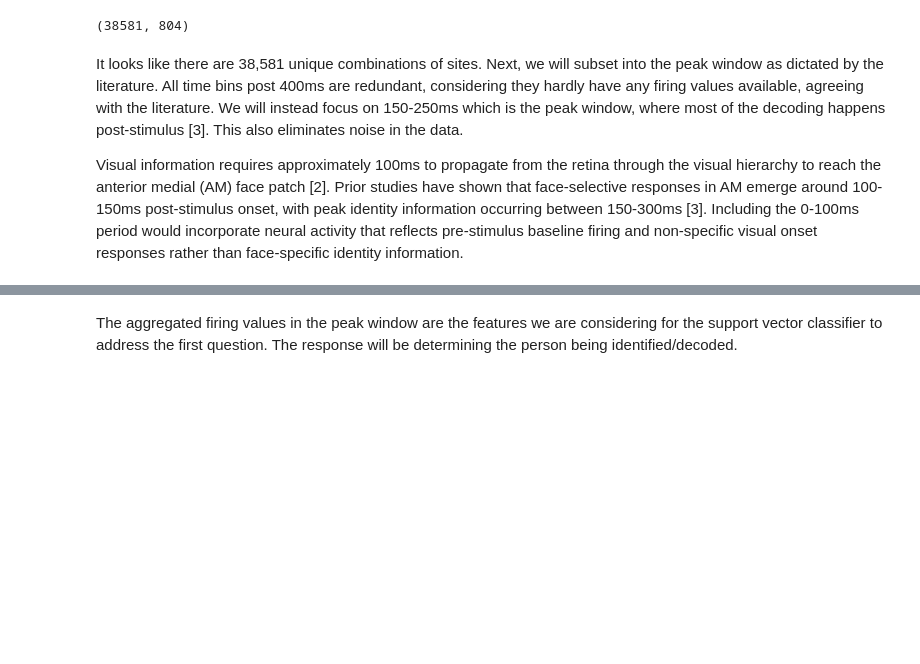
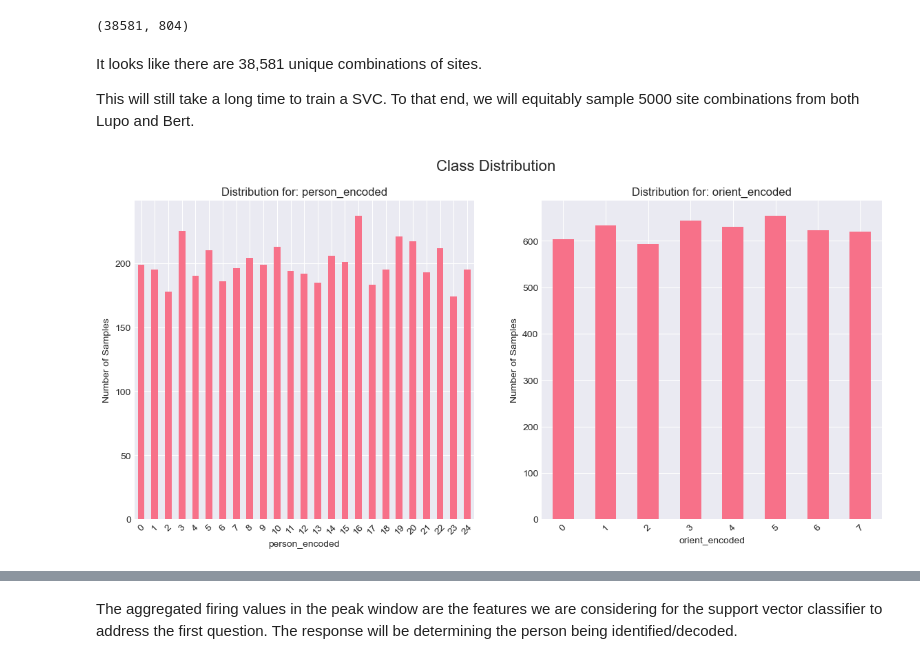
Before and after one commit to lowell-monis/faceviews-decoding, a Jupyter notebook: final_report.ipynb, the cells around one changed output, grey strips where cells are left out. Saved outputs shown, nothing was run; the diff lists cells and outputs as text; code cells hidden in the pictures; blank space fills up the shorter version.

```diff
--- a/final_report.ipynb
+++ b/final_report.ipynb
@@ -155,7 +155,24 @@ aggregated_data = data.groupby(grouping_cols)[time_cols].mean().reset_index()
 aggregated_data.shape
 # %% [output]
 (38581, 804)
-# %% [markdown]
-It looks like there are 38,581 unique combinations of sites. Next, we will subset into the peak window as dictated by the literature. All time bins post 400ms are redundant, considering they hardly have any firing values available, agreeing with the literature. We will instead focus on 150-250ms which is the peak window, where most of the decoding happens post-stimulus [3]. This also eliminates noise in the data.
-
-Visual information requires approximately 100ms to propagate from the retina through the visual hierarchy to reach the anterior medial (AM) face patch [2]. Prior studies have shown that face-selective responses in AM emerge around 100-150ms post-stimulus onset, with peak identity information occurring between 150-300ms [3]. Including the 0-100ms period would incorporate neural activity that reflects pre-stimulus baseline firing and non-specific visual onset responses rather than face-specific identity information.
+# %% [markdown]
+It looks like there are 38,581 unique combinations of sites.
+
+This will still take a long time to train a SVC. To that end, we will equitably sample 5000 site combinations from both Lupo and Bert.
+# %%
+bert_data = aggregated_data[aggregated_data['site_info.monkey'] == 'bert'].sample(n=2500, random_state=381)
+lupo_data = aggregated_data[aggregated_data['site_info.monkey'] == 'lupo'].sample(n=2500, random_state=381)
+aggregated_data = pd.concat([bert_data, lupo_data], ignore_index=True)
+# %%
+class_columns = ['person_encoded', 'orient_encoded']
+fig, axes = plt.subplots(nrows=1, ncols=2, figsize=(14, 6))
+plt.suptitle('Class Distribution', fontsize=16)
+
+for i, col in enumerate(class_columns):
+    class_counts = aggregated_data[col].value_counts().sort_index()
+    class_counts.plot(kind='bar', ax=axes[i], rot=45)
+    axes[i].set_title(f'Distribution for: {col}', fontsize=12)
+    axes[i].set_ylabel('Number of Samples')
+    axes[i].set_xlabel(col)
+# %% [output]
+[figure, added]
```
Also changed, not shown: parts of 18 cells of this notebook.
